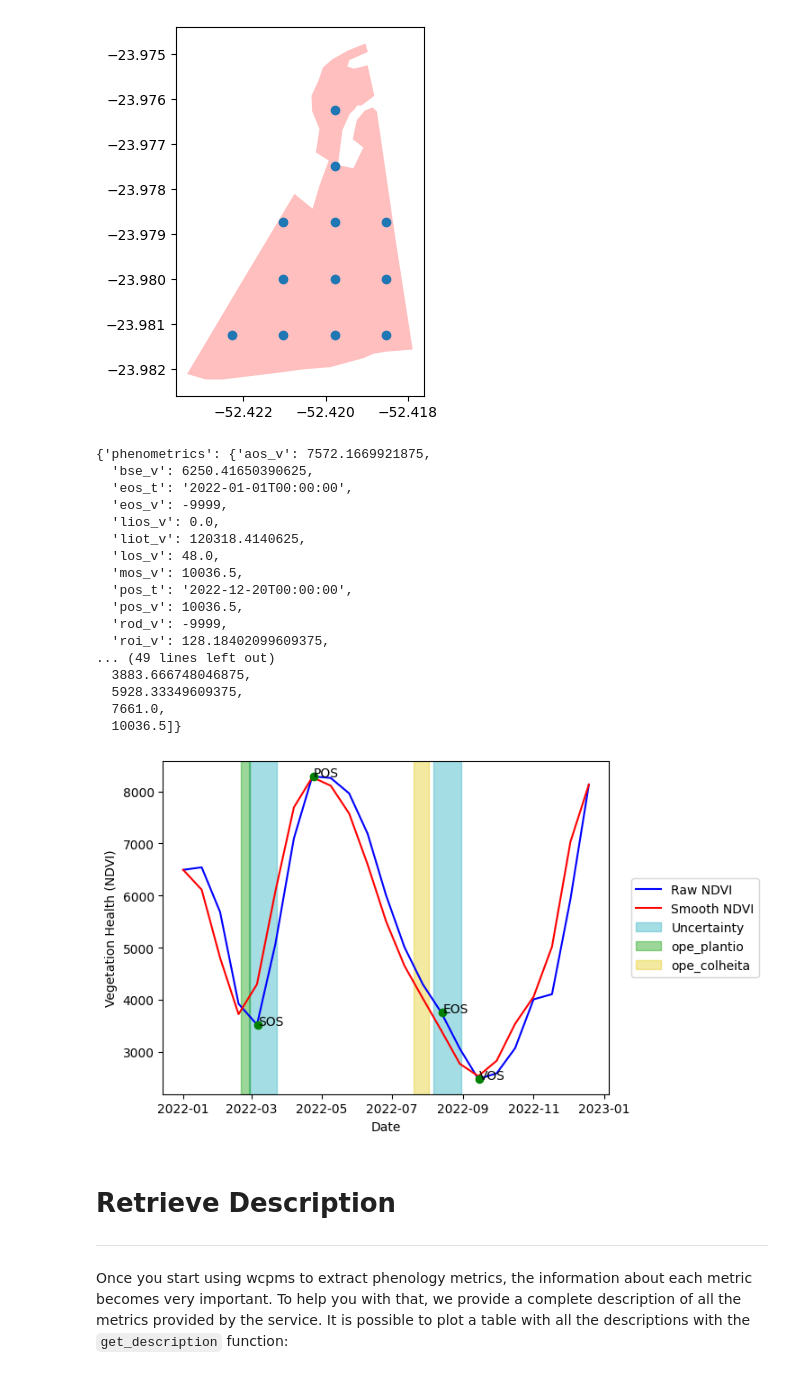
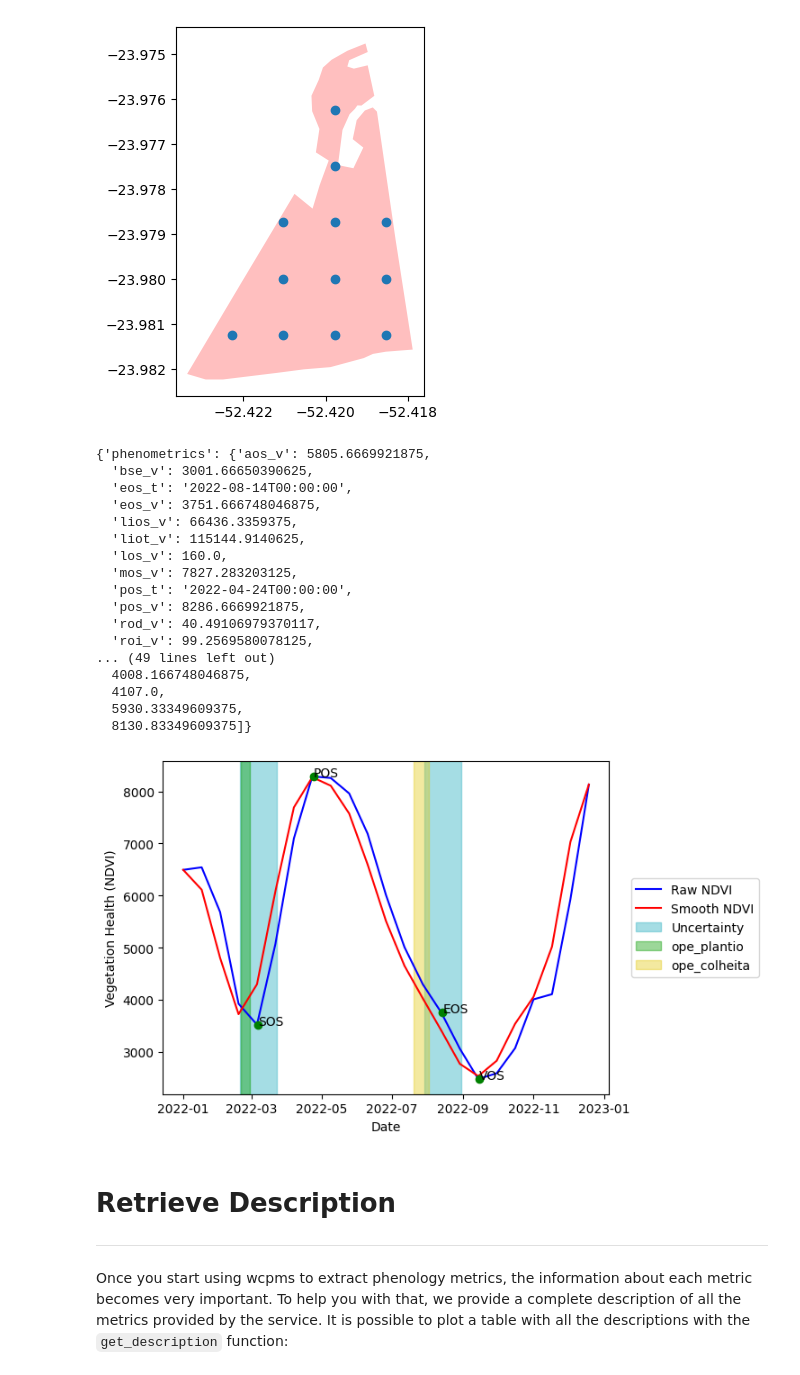
Before and after one commit to brazil-data-cube/wcpms.py, a Jupyter notebook: notebooks/wcpms-advanced.ipynb, the cells around one changed output. Saved outputs shown, nothing was run; the diff lists cells and outputs as text; code cells hidden in the pictures.

Commit message:
add new params from plot_advanced_phenometrics

```diff
--- a/notebooks/wcpms-advanced.ipynb
+++ b/notebooks/wcpms-advanced.ipynb
@@ -170,29 +152,29 @@ plot_points_region(polygon, pms)
 # %% [output]
 [figure]
 # %%
-pms[7]
+pms[9]
 # %% [output]
-{'phenometrics': {'aos_v': 7572.1669921875,
-  'bse_v': 6250.41650390625,
-  'eos_t': '2022-01-01T00:00:00',
-  'eos_v': -9999,
-  'lios_v': 0.0,
-  'liot_v': 120318.4140625,
-  'los_v': 48.0,
-  'mos_v': 10036.5,
-  'pos_t': '2022-12-20T00:00:00',
-  'pos_v': 10036.5,
-  'rod_v': -9999,
-  'roi_v': 128.18402099609375,
+{'phenometrics': {'aos_v': 5805.6669921875,
+  'bse_v': 3001.66650390625,
+  'eos_t': '2022-08-14T00:00:00',
+  'eos_v': 3751.666748046875,
+  'lios_v': 66436.3359375,
+  'liot_v': 115144.9140625,
+  'los_v': 160.0,
+  'mos_v': 7827.283203125,
+  'pos_t': '2022-04-24T00:00:00',
+  'pos_v': 8286.6669921875,
+  'rod_v': 40.49106979370117,
+  'roi_v': 99.2569580078125,
 ... (49 lines left out)
-  3883.666748046875,
-  5928.33349609375,
-  7661.0,
-  10036.5]}
+  4008.166748046875,
+  4107.0,
+  5930.33349609375,
+  8130.83349609375]}
 # %%
-plot_advanced_phenometrics(cube=datacube, ds_phenos=pms[9], shape=polygon)
+plot_advanced_phenometrics(cube=datacube, ds_phenos=pms[9], shape=polygon, start_sowing="ope_inicio_plantio", end_sowing="ope_fim_plantio", start_harvesting="ope_inicio_colheita", end_harvesting="ope_fim_colheita")
 # %% [output]
-[figure, old version]
+[figure, new version]
 # %% [markdown]
 # Retrieve Description
 <hr style="border:1px solid #0077b9;">
```
Also changed, not shown: parts of 1 cell of this notebook, 1 other file.
